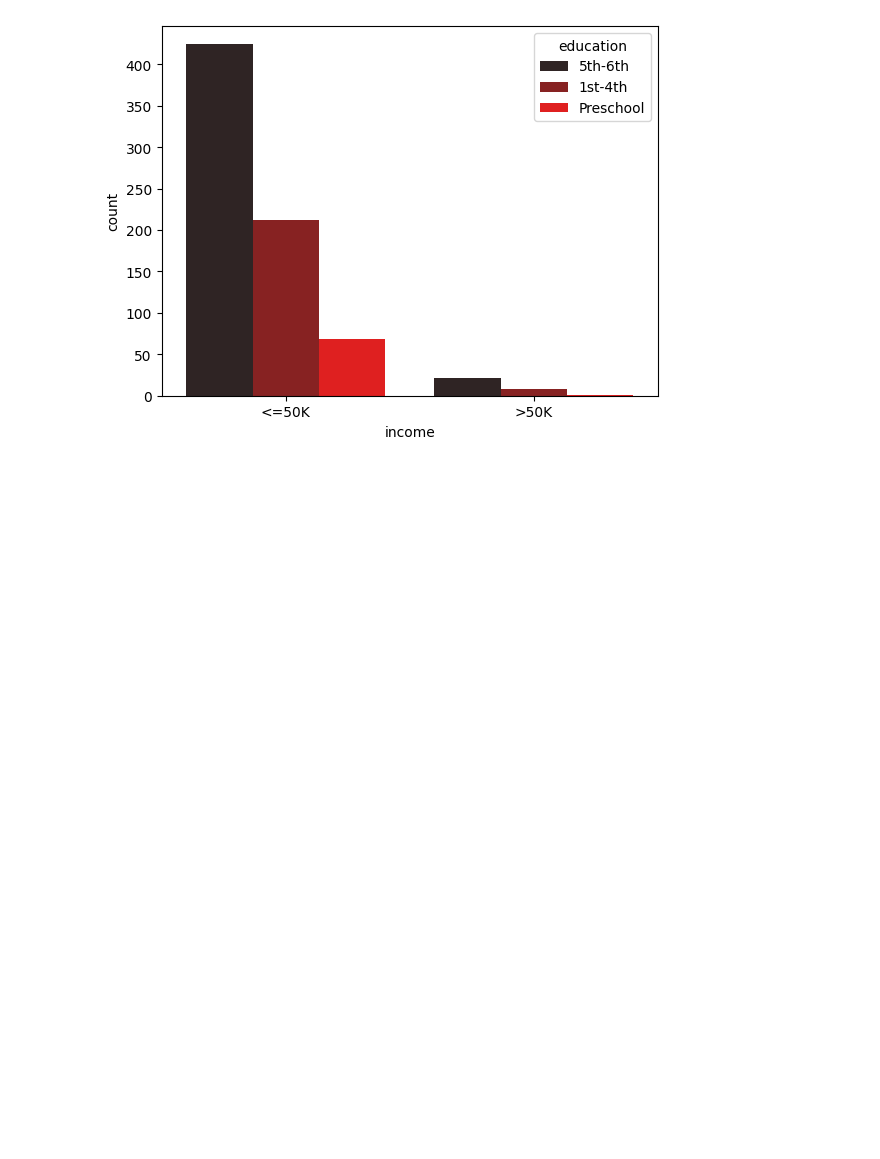
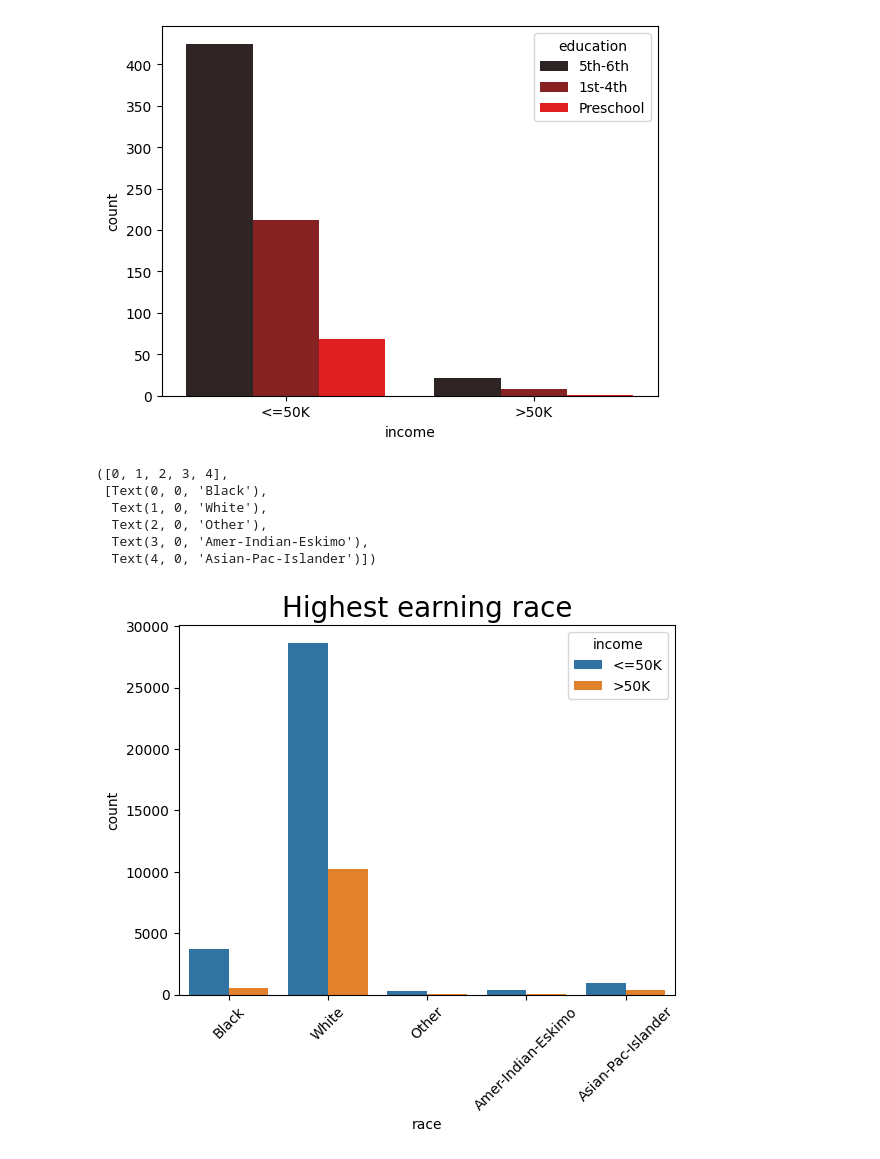
Before and after one commit to kodards/Census-DS-Project, a Jupyter notebook: census.ipynb, the cells around one changed output. Saved outputs shown, nothing was run; the diff lists cells and outputs as text; code cells hidden in the pictures; blank space fills up the shorter version.

```diff
--- a/census.ipynb
+++ b/census.ipynb
@@ -279,3 +279,16 @@ Setting a gradient palette using color= is deprecated and will be removed in v0.
   sns.countplot(data=filtered_c, x='income', hue='education', color='red')
 <Axes: xlabel='income', ylabel='count'>
 [figure]
+# %%
+sns.countplot(data=census_df, x='race', hue='income')
+plt.title('Highest earning race', fontsize=20)
+plt.xlim(-0.5,4.5)
+plt.xticks(rotation=45)
+# %% [output]
+([0, 1, 2, 3, 4],
+ [Text(0, 0, 'Black'),
+  Text(1, 0, 'White'),
+  Text(2, 0, 'Other'),
+  Text(3, 0, 'Amer-Indian-Eskimo'),
+  Text(4, 0, 'Asian-Pac-Islander')])
+[figure, added]
```
